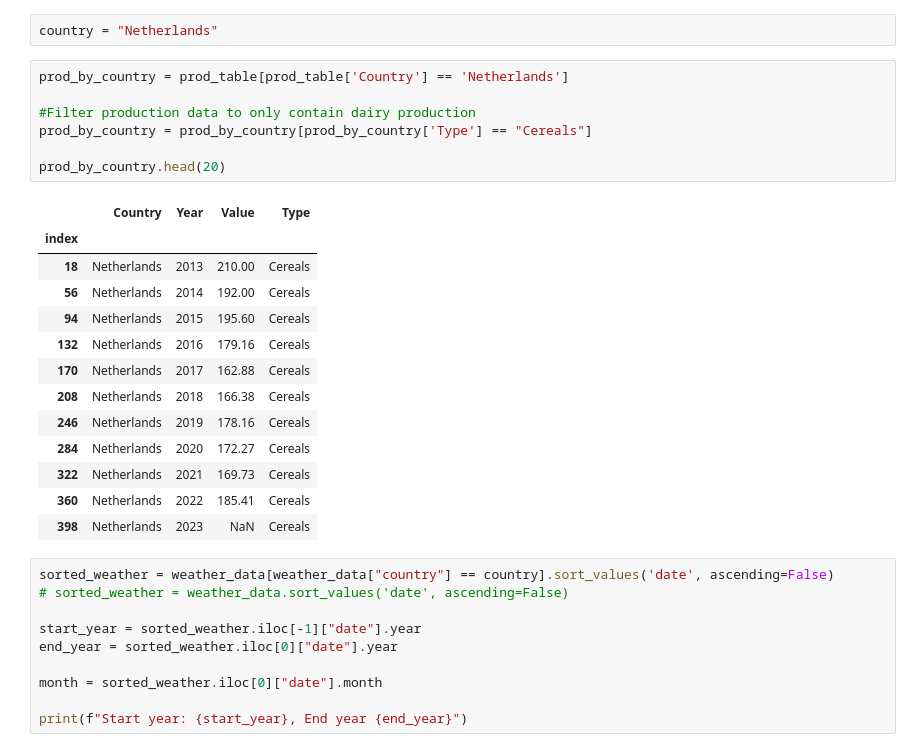
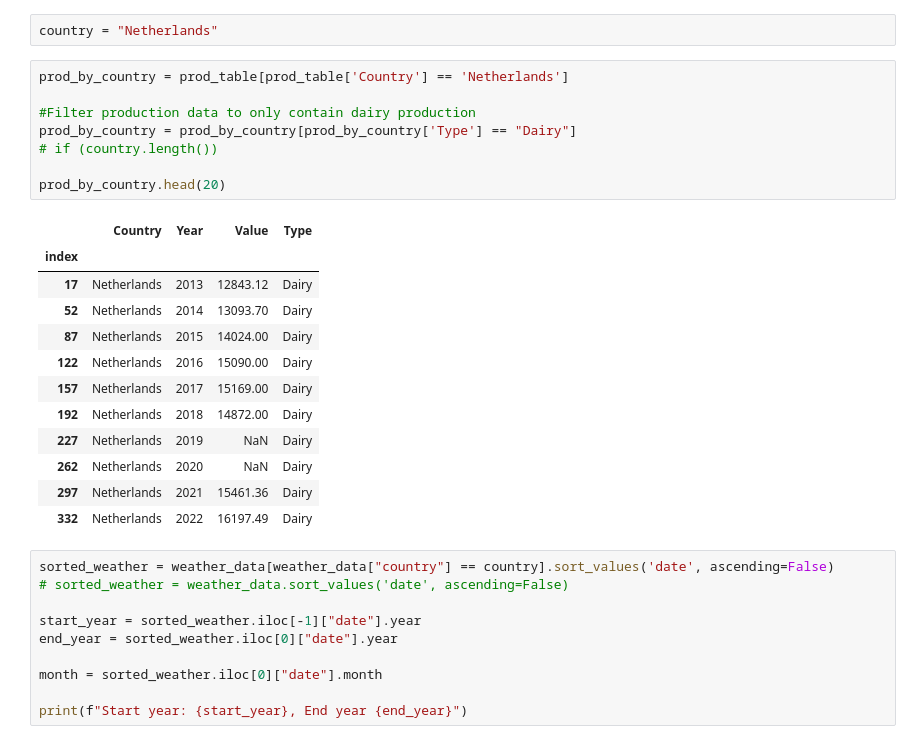
Before and after one commit to frisostolk/DDS-2023, a Jupyter notebook: notebook/combined_notebook.ipynb, the cells around one changed output. Cells and saved outputs as stored; diff of their text form.

```diff
--- a/notebook/combined_notebook.ipynb
+++ b/notebook/combined_notebook.ipynb
@@ -428,24 +429,24 @@ country = "Netherlands"
 # %%
 prod_by_country = prod_table[prod_table['Country'] == 'Netherlands']
 
 #Filter production data to only contain dairy production
-prod_by_country = prod_by_country[prod_by_country['Type'] == "Cereals"]
+prod_by_country = prod_by_country[prod_by_country['Type'] == "Dairy"]
+# if (country.length())
 
 prod_by_country.head(20)
 # %% [output]
 |  | Country | Year | Value | Type |
 | index |  |  |  |  |
-| 18 | Netherlands | 2013 | 210.00 | Cereals |
-| 56 | Netherlands | 2014 | 192.00 | Cereals |
-| 94 | Netherlands | 2015 | 195.60 | Cereals |
-| 132 | Netherlands | 2016 | 179.16 | Cereals |
-| 170 | Netherlands | 2017 | 162.88 | Cereals |
-| 208 | Netherlands | 2018 | 166.38 | Cereals |
-| 246 | Netherlands | 2019 | 178.16 | Cereals |
-| 284 | Netherlands | 2020 | 172.27 | Cereals |
-| 322 | Netherlands | 2021 | 169.73 | Cereals |
-| 360 | Netherlands | 2022 | 185.41 | Cereals |
-| 398 | Netherlands | 2023 | NaN | Cereals |
+| 17 | Netherlands | 2013 | 12843.12 | Dairy |
+| 52 | Netherlands | 2014 | 13093.70 | Dairy |
+| 87 | Netherlands | 2015 | 14024.00 | Dairy |
+| 122 | Netherlands | 2016 | 15090.00 | Dairy |
+| 157 | Netherlands | 2017 | 15169.00 | Dairy |
+| 192 | Netherlands | 2018 | 14872.00 | Dairy |
+| 227 | Netherlands | 2019 | NaN | Dairy |
+| 262 | Netherlands | 2020 | NaN | Dairy |
+| 297 | Netherlands | 2021 | 15461.36 | Dairy |
+| 332 | Netherlands | 2022 | 16197.49 | Dairy |
 # %%
 sorted_weather = weather_data[weather_data["country"] == country].sort_values('date', ascending=False)
 # sorted_weather = weather_data.sort_values('date', ascending=False)
```
Also changed, not shown: parts of 3 cells of this notebook, 2 other files.
